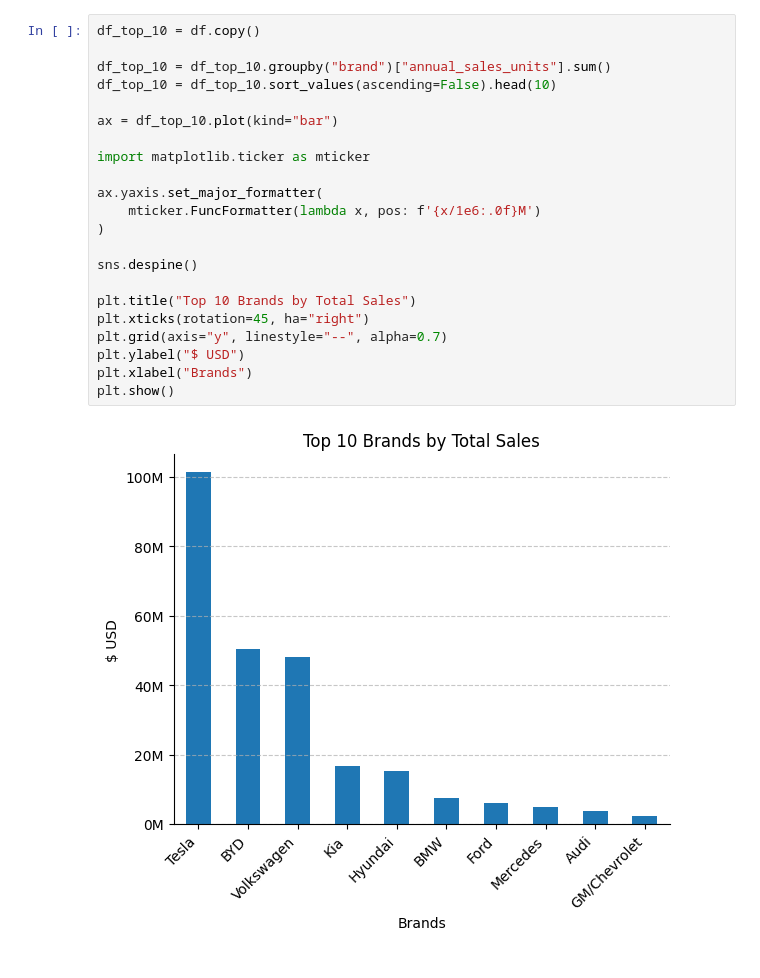
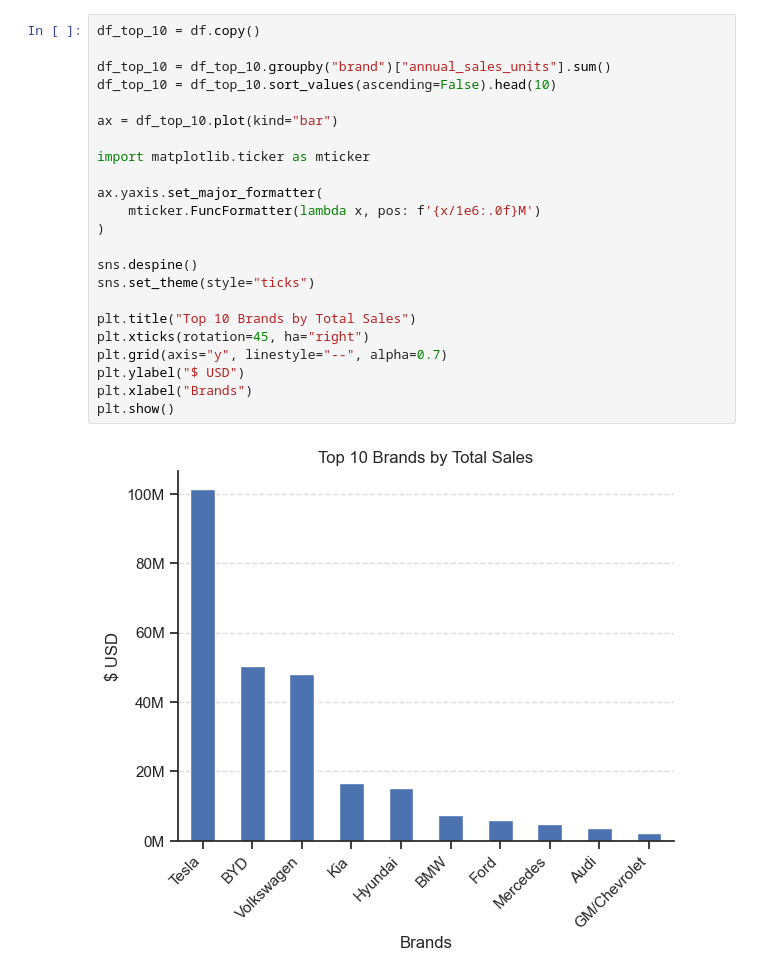
Before and after one commit to Athipong-Jindaphram/EV-Car-Analysis, a Jupyter notebook: Market_Dominance_and_Revenue_Performance.ipynb, the cells around one changed output. Drawn from its saved outputs; the diff is of its cells as text.

```diff
--- a/Market_Dominance_and_Revenue_Performance.ipynb
+++ b/Market_Dominance_and_Revenue_Performance.ipynb
@@ -13,27 +13,28 @@ df.sample()
 # %%
 df_top_10 = df.copy()
 
 df_top_10 = df_top_10.groupby("brand")["annual_sales_units"].sum()
 df_top_10 = df_top_10.sort_values(ascending=False).head(10)
 
 ax = df_top_10.plot(kind="bar")
 
 import matplotlib.ticker as mticker
 
 ax.yaxis.set_major_formatter(
     mticker.FuncFormatter(lambda x, pos: f'{x/1e6:.0f}M')
 )
 
 sns.despine()
+sns.set_theme(style="ticks")
 
 plt.title("Top 10 Brands by Total Sales")
 plt.xticks(rotation=45, ha="right")
 plt.grid(axis="y", linestyle="--", alpha=0.7)
 plt.ylabel("$ USD")
 plt.xlabel("Brands")
 plt.show()
 # %% [output]
-[figure, old version]
+[figure, new version]
 # %%
 df_segment = df.copy()
 df_segment = df_segment.groupby("market_segment")["annual_sales_units"].sum()
```
Also changed, not shown: parts of 3 cells of this notebook, 1 other file.
